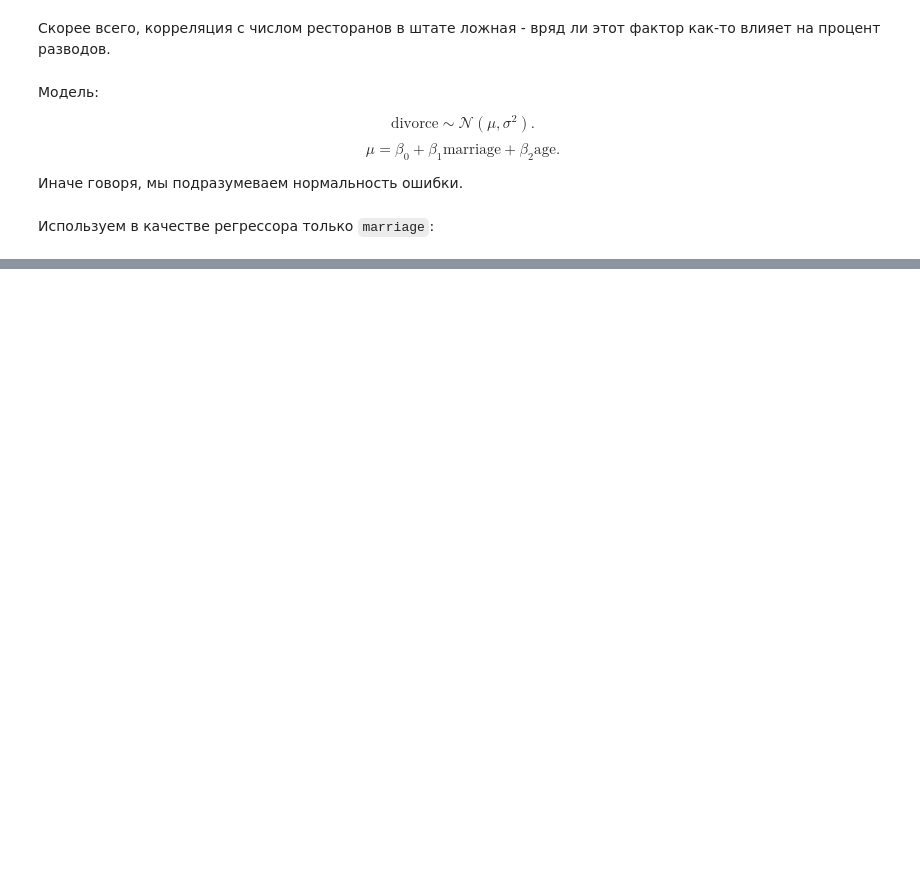
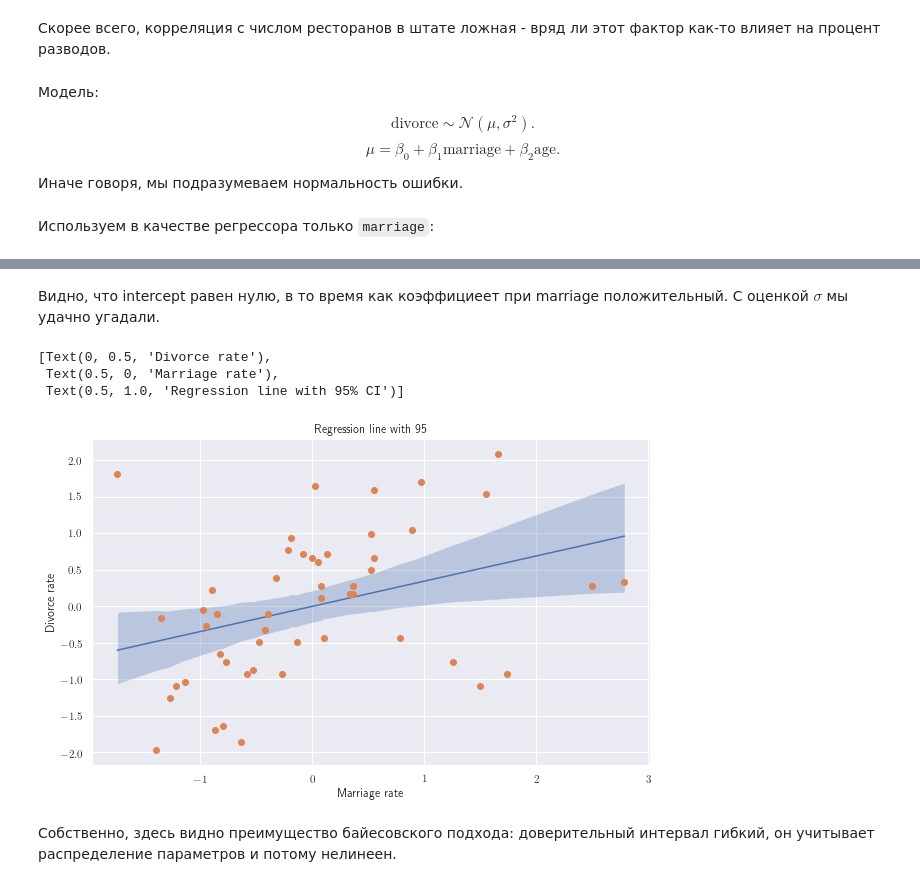
Before and after one commit to darkmetrics/bayes, a Jupyter notebook: Seminar 1.ipynb, the cells around one changed output, grey strips where cells are left out. Drawn from its saved outputs; the diff is of its cells as text; code cells hidden in the pictures; blank space fills up the shorter version.

```diff
--- a/Seminar 1.ipynb
+++ b/Seminar 1.ipynb
@@ -422,0 +451,35 @@ pd.Series(np.array(samples_1['sigma'])).plot(kind='hist',
+# %% [markdown]
+Видно, что intercept равен нулю, в то время как коэффициеет при marriage положительный. С оценкой $\sigma$ мы удачно угадали.
+# %%
+def plot_regression(x, y_mean, y_hpdi):
+  # sort values for plotting by x axis
+  idx = jnp.argsort(x)
+  marriage = x[idx]
+  mean = y_mean[idx]
+  hpdi = y_hpdi[:, idx]
+  divorce = X['Divorce'].values[idx]
+
+  #Plot
+  fig, ax = plt.subplots(nrows=1, ncols=1, figsize=(10, 6))
+  ax.plot(marriage, mean)
+  ax.plot(marriage, divorce, 'o')
+  ax.fill_between(marriage, hpdi[0], hpdi[1], alpha=0.3, interpolate=True)
+  return ax
+
+# compute empirical posterior over mu
+posterior_mu = jnp.expand_dims(samples_1['beta0'], -1) + \
+               jnp.expand_dims(samples_1['beta1'], -1) * \
+               X['Marriage'].values
+
+mean_mu = jnp.mean(posterior_mu, axis=0)
+hpdi_mu = hpdi(posterior_mu, 0.95)
+ax = plot_regression(X['Marriage'].values, mean_mu, hpdi_mu)
+ax.set(xlabel='Marriage rate', ylabel='Divorce rate',
+         title='Regression line with 95% CI')
+# %% [output]
+[Text(0, 0.5, 'Divorce rate'),
+ Text(0.5, 0, 'Marriage rate'),
+ Text(0.5, 1.0, 'Regression line with 95% CI')]
+[figure, added]
+# %% [markdown]
+Собственно, здесь видно преимущество байесовского подхода: доверительный интервал гибкий, он учитывает распределение параметров и потому нелинеен.
```
Also changed, not shown: parts of 20 cells of this notebook.
